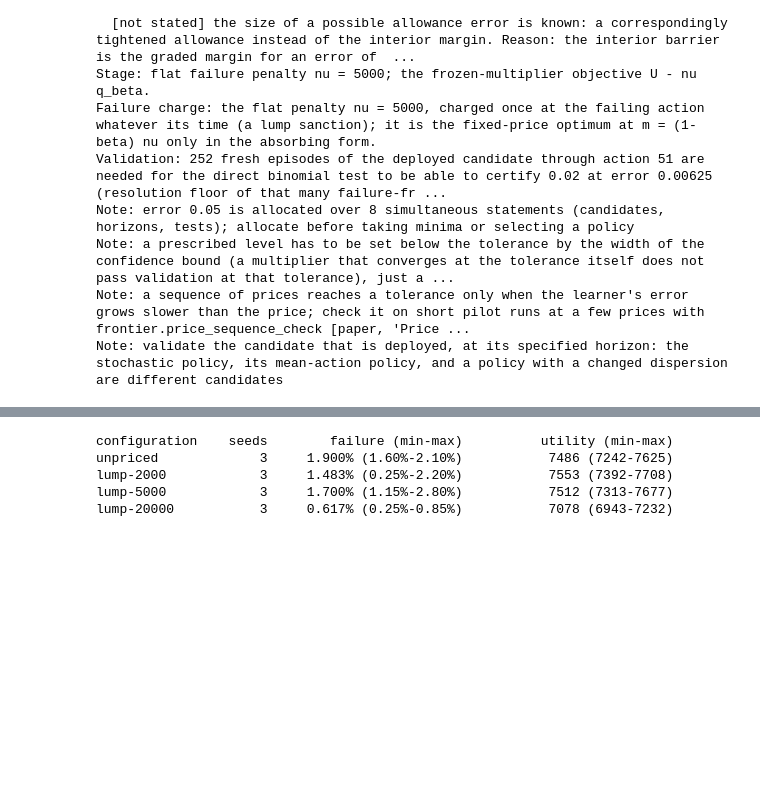
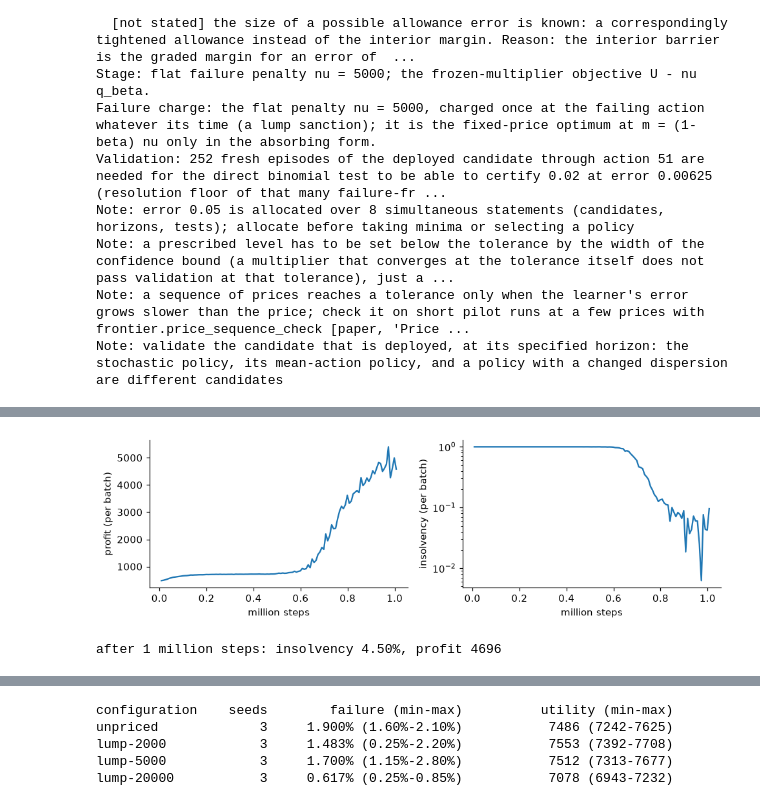
Before and after one commit to pma-papers/barrierpg, a Jupyter notebook: notebooks/02_retailer_cash.ipynb, the cells around one changed output, grey strips where cells are left out. Drawn from its saved outputs; the diff is of its cells as text; code cells hidden in the pictures; blank space fills up the shorter version.

```diff
--- a/notebooks/02_retailer_cash.ipynb
+++ b/notebooks/02_retailer_cash.ipynb
@@ -117,7 +222,22 @@ Varying the cover of the seasonal and fashion lines and the cash reserve shows t
 # %%
 def assess(policy, n=2000, seed=11, st=stage):
-    return evaluate(lambda: make_inventory_env(st, retailer), policy, n, spec=spec, stage=st, T=req.T, seed=seed)
+    return evaluate(lambda: make_env(st), policy, n, spec=spec, stage=st, T=req.T, seed=seed)
 
+
+rule = BaseStockRule(retailer, cover=2.0, reserve=300.0)
+fig, ax = plt.subplots(figsize=(7, 3.2))
+for s in range(30):
+    shop = Shop(); obs, _ = shop.reset(seed=1000 + s); cash = [shop.cash]
+    for week in range(52):
+        obs, profit, _, end, info = shop.step(rule.deterministic(np.append(obs, 1.0)))
+        cash.append(shop.cash)
+        if shop.cash < 0 or end:
+            break
+    ax.plot(cash, color="C3" if min(cash) < 0 else "0.6", lw=0.8)
+ax.axhline(0, color="k", lw=0.6)
+ax.axvspan(retailer.peak - 6, retailer.season_end, color="C1", alpha=0.08, label="the season")
+ax.set_xlabel("week"); ax.set_ylabel("cash"); ax.legend(fontsize=8, loc="upper left")
+plt.tight_layout(); plt.show()
 
 rules = {"in use (cover 2, reserve 300)": BaseStockRule(retailer, 2.0, 300.0),
          "no cash reserve": BaseStockRule(retailer, 2.0, 0.0),
@@ -135,0 +271,35 @@ less seasonal stock              insolvency  0.20%   profit    6221
+# %%
+PPO_SETTINGS = dict(n_steps=520, batch_size=1040, n_epochs=10, learning_rate=lambda p: 3e-4 * p, gamma=spec.beta,
+                    gae_lambda=0.95, clip_range=0.2, ent_coef=0.0, device="cpu", verbose=0,
+                    policy_kwargs=dict(net_arch=[64, 64], log_std_init=-1.0))
+
+
+def train(stage, steps, seed=1, prior=None, anchor=None, dual=None):
+    venv = DummyVecEnv([lambda: make_env(stage) for _ in range(16)])
+    venv.seed(seed)
+    venv = VecNormalize(venv, norm_obs=False, norm_reward=True, clip_reward=1e9, gamma=spec.beta)
+    model = PPO("MlpPolicy", venv, seed=seed, **PPO_SETTINGS)
+    if prior is not None:                                   # start from a network fitted to a rule (section 7)
+        mean_action, log_std, states = prior
+        fit_actor_mean(model, lambda o: np.stack([mean_action(x) for x in o]), states, seed=seed, steps=15000)
+        set_log_std(model, log_std)
+    if anchor:                                              # weight decay toward the starting weights (section 7)
+        ParameterAnchor(model, anchor).install()
+    monitor = BudgetMonitor(spec.beta, stage.m, horizon=spec.horizon, penalty=stage.penalty, dual=dual,
+                            multiplier=None if dual else stage.multiplier)
+    model.learn(steps, callback=([dual] if dual else []) + [monitor])   # dual: an adaptive multiplier (section 8)
+    return model, monitor
+
+
+model, monitor = train(stage, 1_000_000)
+fig, ax = plt.subplots(1, 2, figsize=(9, 2.8))
+steps = [t["steps"] / 1e6 for t in monitor.trace]
+ax[0].plot(steps, [t["U"] for t in monitor.trace]); ax[0].set_ylabel("profit (per batch)")
+ax[1].plot(steps, [t["failure_rate"] for t in monitor.trace]); ax[1].set_ylabel("insolvency (per batch)"); ax[1].set_yscale("log")
+for x in ax: x.set_xlabel("million steps")
+plt.tight_layout(); plt.show()
+short = assess(lambda o: model.predict(o)[0], n=1000, seed=13)
+print(f"after 1 million steps: insolvency {short.p_T:.2%}, profit {short.U:.0f}")
+# %% [output]
+[figure, added]
+after 1 million steps: insolvency 4.50%, profit 4696
```
Also changed, not shown: parts of 33 cells of this notebook, 18 other files.
